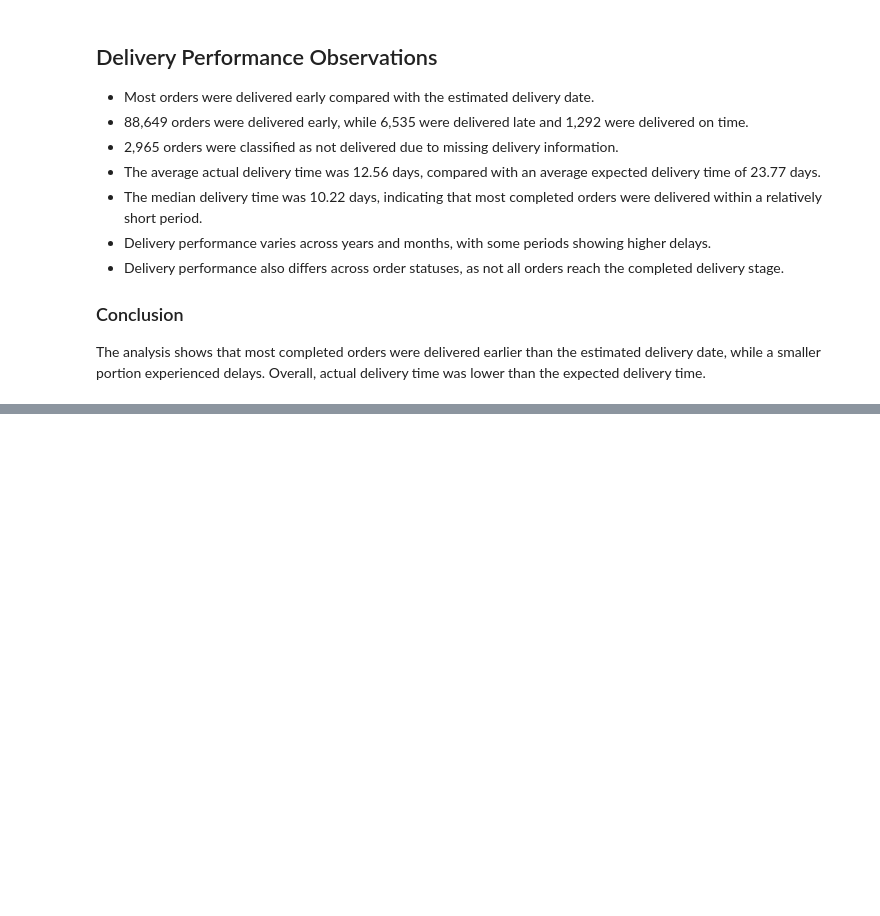
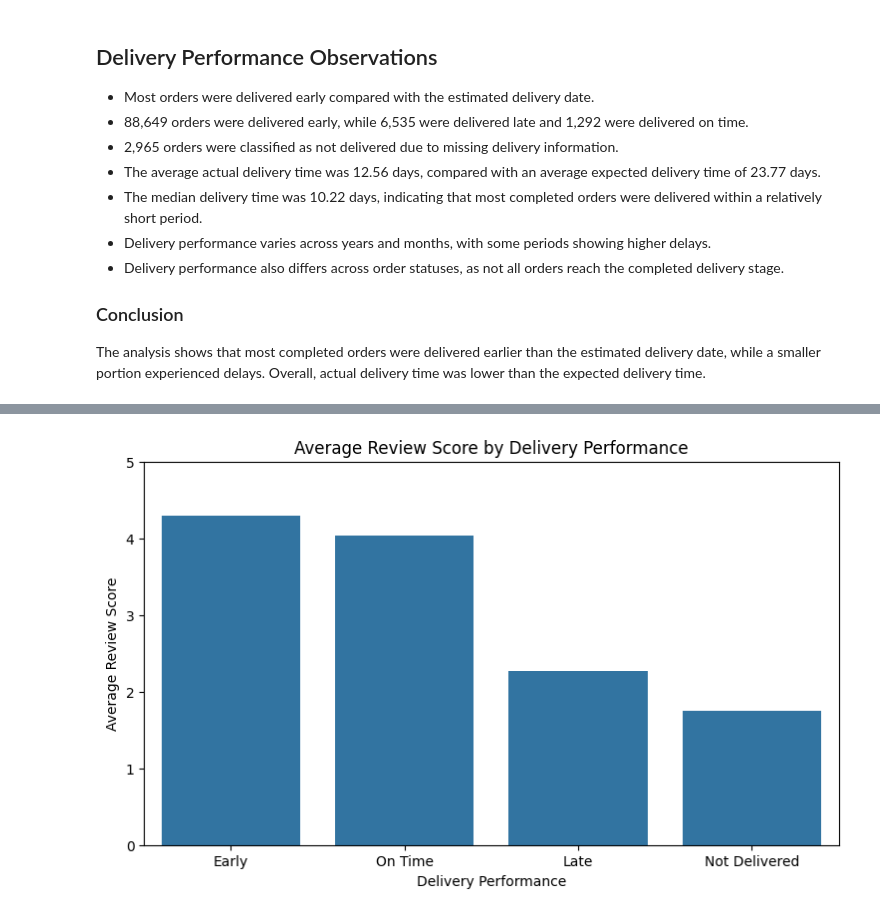
Before and after one commit to PranjaliSBidwe/E-Commerce_Sales_Customer_Behavior_Analysis, a Jupyter notebook: 01_data_understanding.ipynb, the cells around one changed output, grey strips where cells are left out. Cells and saved outputs as stored; diff of their text form; code cells hidden in the pictures; blank space fills up the shorter version.

```diff
--- a/01_data_understanding.ipynb
+++ b/01_data_understanding.ipynb
@@ -2054,0 +2173,15 @@ The analysis shows that most completed orders were delivered earlier than the es
+# %%
+plt.figure(figsize=(9, 5))
+
+sns.barplot(
+    x=review_by_delivery.index,
+    y=review_by_delivery.values
+)
+
+plt.title('Average Review Score by Delivery Performance')
+plt.xlabel('Delivery Performance')
+plt.ylabel('Average Review Score')
+plt.ylim(0, 5)
+plt.show()
+# %% [output]
+[figure, added]
```
Also changed, not shown: parts of 17 cells of this notebook.
